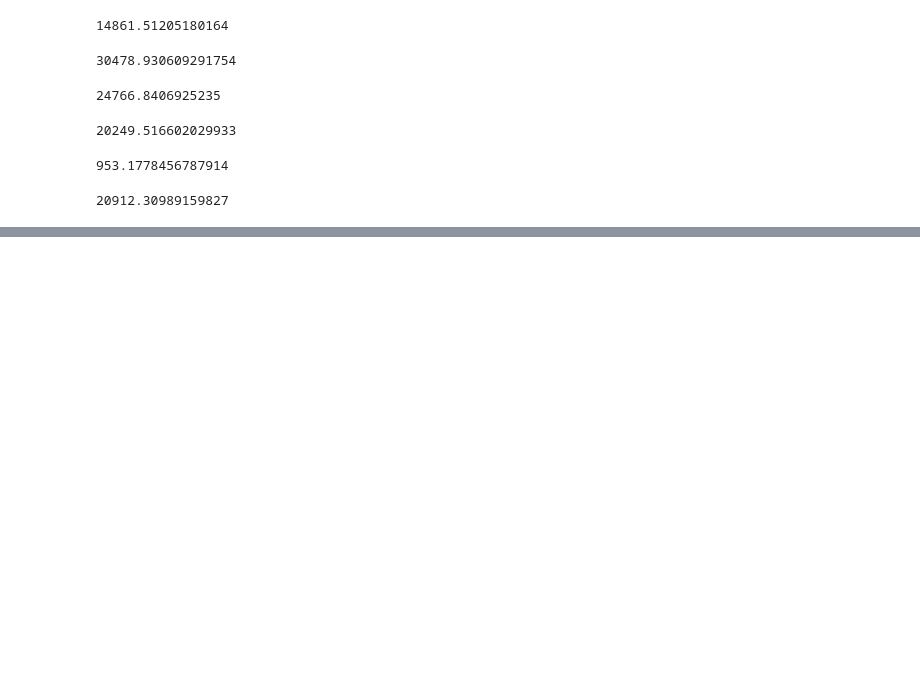
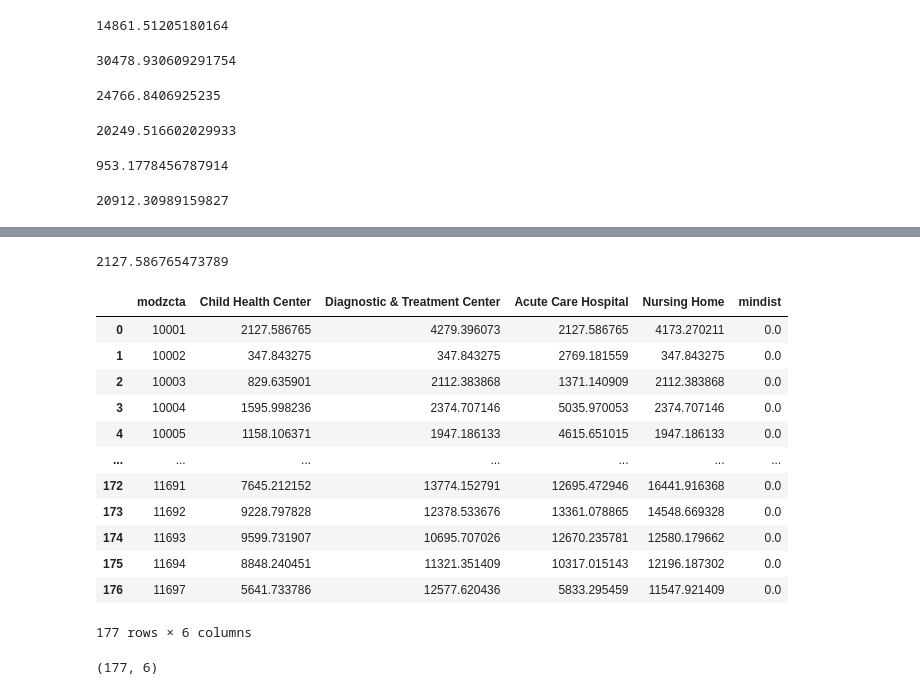
Before and after one commit to saturn-drm/equity-during-covid, a Jupyter notebook: scripts/1207phys.ipynb, the cells around one changed output, grey strips where cells are left out. Drawn from its saved outputs; the diff is of its cells as text; code cells hidden in the pictures; blank space fills up the shorter version.

```diff
--- a/scripts/1207phys.ipynb
+++ b/scripts/1207phys.ipynb
@@ -262,0 +299,3 @@ geo_sel['avg'].max()
+# %%
+geo_sel.drop(columns=['avg'], inplace=True)
+geo_sel
@@ -262,0 +316,25 @@ geo_sel['avg'].max()
+# %%
+geo_sel.iloc[0][['Child Health Center', 'Diagnostic & Treatment Center', 'Acute Care Hospital', 'Nursing Home']].min()
+# %% [output]
+2127.586765473789
+# %%
+geo_sel['mindist'] = 0.0
+geo_sel
+# %% [output]
+|  | modzcta | Child Health Center | Diagnostic & Treatment Center | Acute Care Hospital | Nursing Home | mindist |
+| 0 | 10001 | 2127.586765 | 4279.396073 | 2127.586765 | 4173.270211 | 0.0 |
+| 1 | 10002 | 347.843275 | 347.843275 | 2769.181559 | 347.843275 | 0.0 |
+| 2 | 10003 | 829.635901 | 2112.383868 | 1371.140909 | 2112.383868 | 0.0 |
+| 3 | 10004 | 1595.998236 | 2374.707146 | 5035.970053 | 2374.707146 | 0.0 |
+| 4 | 10005 | 1158.106371 | 1947.186133 | 4615.651015 | 1947.186133 | 0.0 |
+| ... | ... | ... | ... | ... | ... | ... |
+| 172 | 11691 | 7645.212152 | 13774.152791 | 12695.472946 | 16441.916368 | 0.0 |
+| 173 | 11692 | 9228.797828 | 12378.533676 | 13361.078865 | 14548.669328 | 0.0 |
+| 174 | 11693 | 9599.731907 | 10695.707026 | 12670.235781 | 12580.179662 | 0.0 |
+| 175 | 11694 | 8848.240451 | 11321.351409 | 10317.015143 | 12196.187302 | 0.0 |
+| 176 | 11697 | 5641.733786 | 12577.620436 | 5833.295459 | 11547.921409 | 0.0 |
+177 rows × 6 columns
+# %%
+geo_sel.shape
+# %% [output]
+(177, 6)
```
Also changed, not shown: parts of 27 cells of this notebook, 5 other files.
